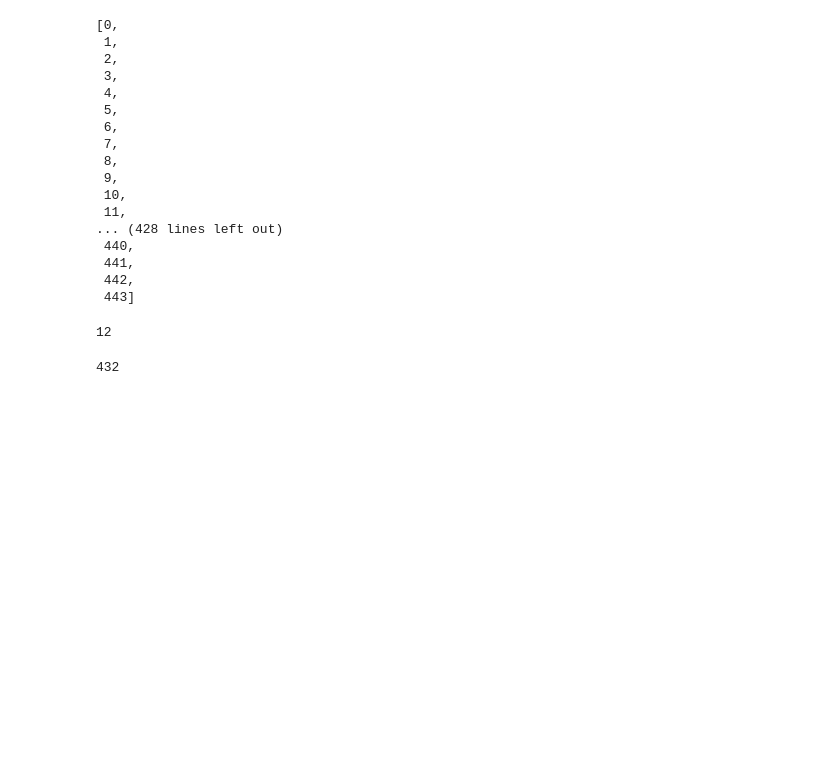
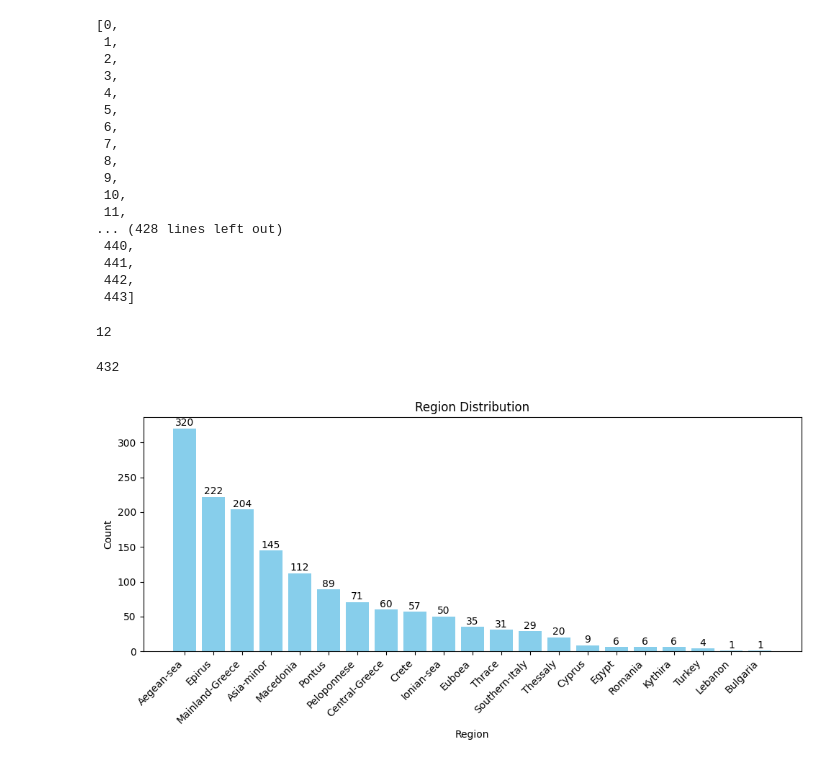
Before and after one commit to fouk21/GR_Folk_Music_Classification, a Jupyter notebook: data_exploration/exploration.ipynb, the cells around one changed output. Drawn from its saved outputs; the diff is of its cells as text; code cells hidden in the pictures; blank space fills up the shorter version.

```diff
--- a/data_exploration/exploration.ipynb
+++ b/data_exploration/exploration.ipynb
@@ -376,3 +376,29 @@ len(cropped_list)
 missing_songs_df = new_dataset_full[new_dataset_full['id'].isin(missing_songs_ids)]
 # %%
 missing_songs_df.to_csv('missing_songs.csv')
+# %%
+import pandas as pd
+final_df = pd.read_csv('../data/scripts/gr_folk_music.csv')
+region_counts = final_df['region'].value_counts().sort_values(ascending=False)
+# %%
+import matplotlib.pyplot as plt
+# Plotting the number of occurrences of each region using plt.plot()
+plt.figure(figsize=(10, 5))
+bars = plt.bar(region_counts.index, region_counts.values, color='skyblue')
+
+# Adding titles and labels
+plt.title('Region Distribution')
+plt.xlabel('Region')
+plt.ylabel('Count')
+
+for bar in bars:
+    plt.text(bar.get_x() + bar.get_width() / 2, bar.get_height() + 0.5, str(int(bar.get_height())),
+             ha='center', va='bottom')
+
+# Rotate x-axis labels with an angle
+plt.xticks(rotation=45, ha='right')
+
+plt.tight_layout()
+plt.show()
+# %% [output]
+[figure, added]
```
Also changed, not shown: 27 other files.
